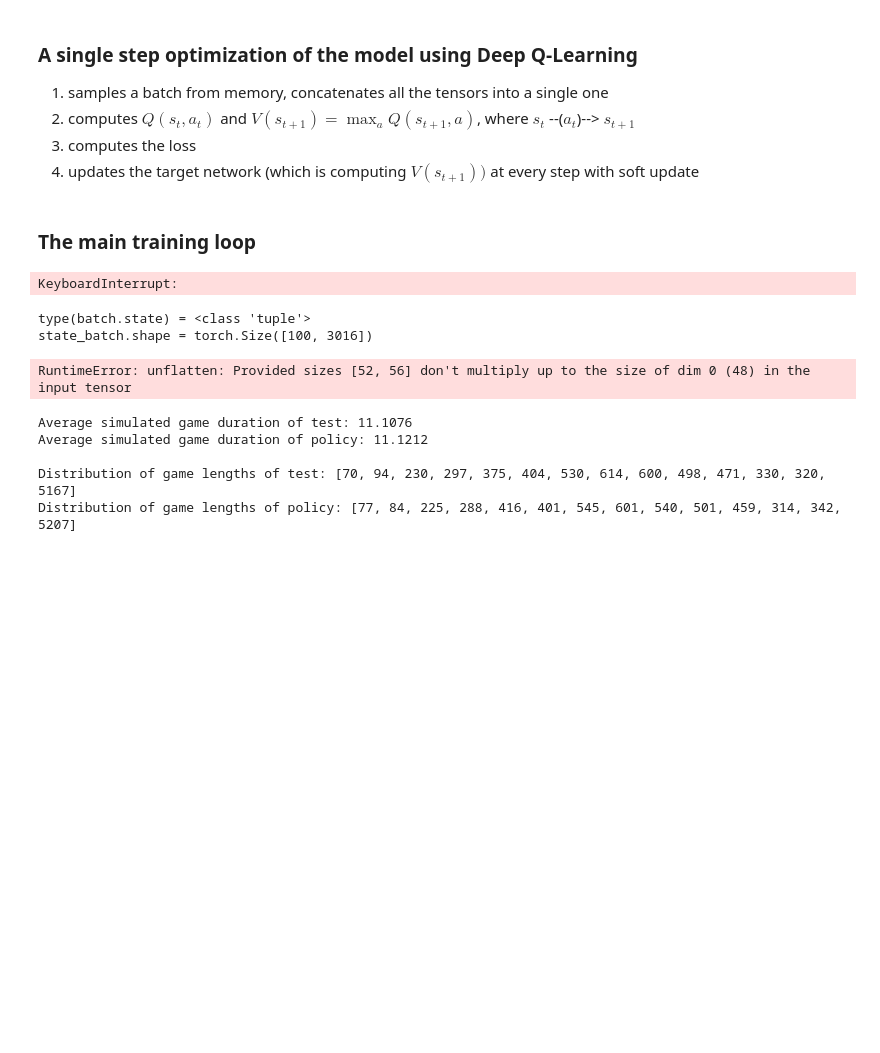
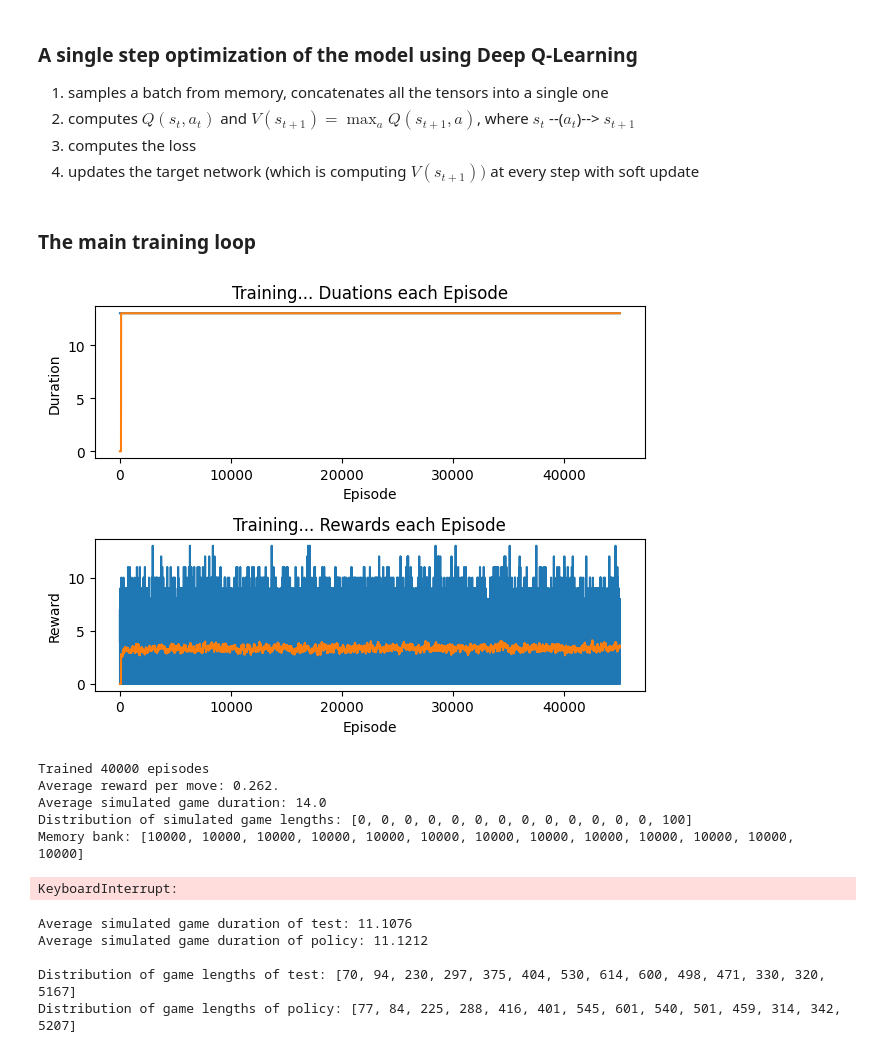
Before and after one commit to TxmszLou/dqn-trick-game, a Jupyter notebook: dqn_training with previous training.ipynb, the cells around one changed output. Saved outputs shown, nothing was run; the diff lists cells and outputs as text; code cells hidden in the pictures; blank space fills up the shorter version.

Commit message:
add some self-play results

```diff
--- a/dqn_training with previous training.ipynb
+++ b/dqn_training with previous training.ipynb
@@ -132,7 +135,7 @@ memory = {turn: ReplayMemory(MEMORY_SIZE) for turn in range(13)}
 
 steps_done = 0
 
-foreign_weight = 'weights/ev_q_function_output_outside_folder.pth'
+foreign_weight = 'ev_q_function_output_outside_folder.pth'
 
 foreign_net = DQN(n_input, n_actions).to(device)
 if device == torch.device('cpu'):
@@ -306,14 +309,14 @@ def simulate_game(policy, verbose=False, from_move=0):
 num_episodes = 500000
 update_ind = 1000
 
-save_ind = 1000
+save_ind = 5000
 
 rewards_list = []
 benchmark = (-13, 0)
 
 for i_episode in count():
     if i_episode % save_ind == 0 and i_episode != 0:
-        torch.save(policy_net.state_dict(), f'weights/self-play-{i_episode}.pth')
+        torch.save(policy_net.state_dict(), f'/content/drive/MyDrive/deep-learning/dqn/self-play-{i_episode}.pth')
 
     if i_episode % update_ind == 0 and i_episode != 0:
         plot_durations_rewards()
@@ -366,40 +369,40 @@ for i_episode in count():
         # Compute next state
         if not terminated:
             next_state = torch.tensor(observation, dtype=torch.float32, device=device).unsqueeze(0)
         else:
             next_state = None
 
         # Store transition in memory
         # int(env.game.turn_counter / 4)
         memory[t].push(state, action, next_state, reward)
 
         # Move to next state
         state = next_state
 
         # Perform optimization step
         optimize_model()
 
         target_net_state_dict = target_net.state_dict()
         policy_net_state_dict = policy_net.state_dict()
         for key in policy_net_state_dict:
             target_net_state_dict[key] = policy_net_state_dict[key]*TAU + target_net_state_dict[key]*(1-TAU)
         target_net.load_state_dict(target_net_state_dict)
 
         if done:
             # print(f'Episode {i_episode} ended in {t} steps.')
             episode_durations.append(t+1)
             episode_rewards.append(current_reward)
             break
 
 plot_durations_rewards(show_result=True)
 # %% [output]
+[figure, added]
-KeyboardInterrupt:
+Trained 40000 episodes
+Average reward per move: 0.262.
+Average simulated game duration: 14.0
+Distribution of simulated game lengths: [0, 0, 0, 0, 0, 0, 0, 0, 0, 0, 0, 0, 0, 100]
+Memory bank: [10000, 10000, 10000, 10000, 10000, 10000, 10000, 10000, 10000, 10000, 10000, 10000, 10000]
+KeyboardInterrupt:
-# %%
-optimize_model()
-# %% [output]
-type(batch.state) = <class 'tuple'>
-state_batch.shape = torch.Size([100, 3016])
-RuntimeError: unflatten: Provided sizes [52, 56] don't multiply up to the size of dim 0 (48) in the input tensor
 # %%
 # simulate_game(policy_net, verbose=True, from_move=random.randint(0,3))
 test = DQN(n_input, n_actions).to(device)
```
Also changed, not shown: parts of 6 cells of this notebook, 3 other files.
